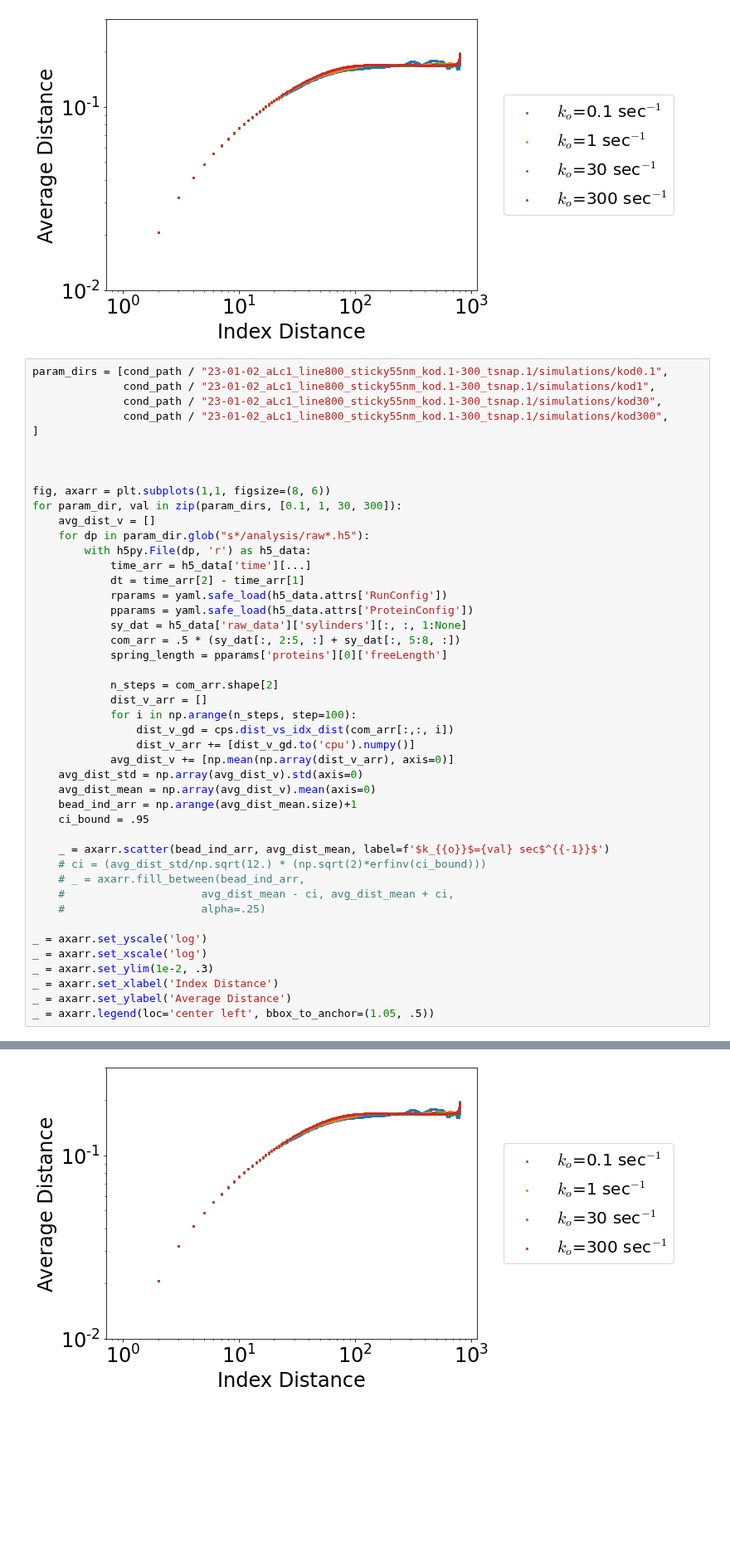
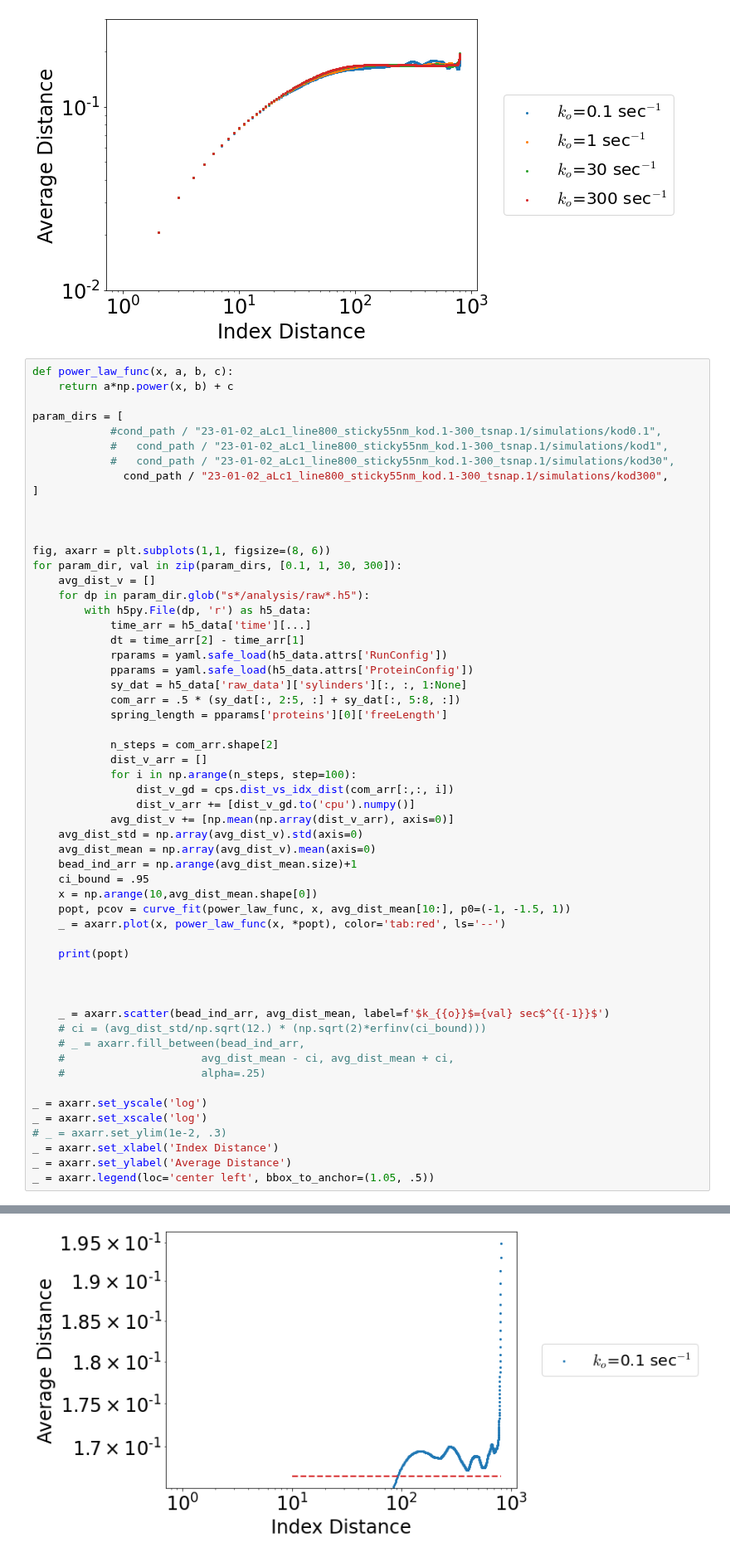
Before and after one commit to palladio11/aLENS_analysis, a Jupyter notebook: notebooks/chromatin_notebooks/18g-contact_analysis.ipynb, the cells around one changed output, grey strips where cells are left out. Shown at 83% size. Drawn from its saved outputs; the diff is of its cells as text; blank space fills up the shorter version.

```diff
--- a/notebooks/chromatin_notebooks/18g-contact_analysis.ipynb
+++ b/notebooks/chromatin_notebooks/18g-contact_analysis.ipynb
@@ -545,9 +546,13 @@ _ = axarr.legend(loc='center left', bbox_to_anchor=(1.05, .5))
 # %% [output]
 [figure]
 # %%
-param_dirs = [cond_path / "23-01-02_aLc1_line800_sticky55nm_kod.1-300_tsnap.1/simulations/kod0.1",
-              cond_path / "23-01-02_aLc1_line800_sticky55nm_kod.1-300_tsnap.1/simulations/kod1",
-              cond_path / "23-01-02_aLc1_line800_sticky55nm_kod.1-300_tsnap.1/simulations/kod30",
+def power_law_func(x, a, b, c):
+    return a*np.power(x, b) + c
+
+param_dirs = [
+            #cond_path / "23-01-02_aLc1_line800_sticky55nm_kod.1-300_tsnap.1/simulations/kod0.1",
+            #   cond_path / "23-01-02_aLc1_line800_sticky55nm_kod.1-300_tsnap.1/simulations/kod1",
+            #   cond_path / "23-01-02_aLc1_line800_sticky55nm_kod.1-300_tsnap.1/simulations/kod30",
               cond_path / "23-01-02_aLc1_line800_sticky55nm_kod.1-300_tsnap.1/simulations/kod300",
 ]
 
@@ -576,6 +581,13 @@ for param_dir, val in zip(param_dirs, [0.1, 1, 30, 300]):
     avg_dist_mean = np.array(avg_dist_v).mean(axis=0)
     bead_ind_arr = np.arange(avg_dist_mean.size)+1
     ci_bound = .95
+    x = np.arange(10,avg_dist_mean.shape[0])
+    popt, pcov = curve_fit(power_law_func, x, avg_dist_mean[10:], p0=(-1, -1.5, 1))
+    _ = axarr.plot(x, power_law_func(x, *popt), color='tab:red', ls='--')
+
+    print(popt)
+
+
 
     _ = axarr.scatter(bead_ind_arr, avg_dist_mean, label=f'$k_{{o}}$={val} sec$^{{-1}}$')
     # ci = (avg_dist_std/np.sqrt(12.) * (np.sqrt(2)*erfinv(ci_bound)))
@@ -585,7 +597,7 @@ for param_dir, val in zip(param_dirs, [0.1, 1, 30, 300]):
 
 _ = axarr.set_yscale('log')
 _ = axarr.set_xscale('log')
-_ = axarr.set_ylim(1e-2, .3)
+# _ = axarr.set_ylim(1e-2, .3)
 _ = axarr.set_xlabel('Index Distance')
 _ = axarr.set_ylabel('Average Distance')
 _ = axarr.legend(loc='center left', bbox_to_anchor=(1.05, .5))
@@ -593 +606 @@ _ = axarr.legend(loc='center left', bbox_to_anchor=(1.05, .5))
-[figure, old version]
+[figure, new version]
```
Also changed, not shown: parts of 50 cells of this notebook, 4 other files.
